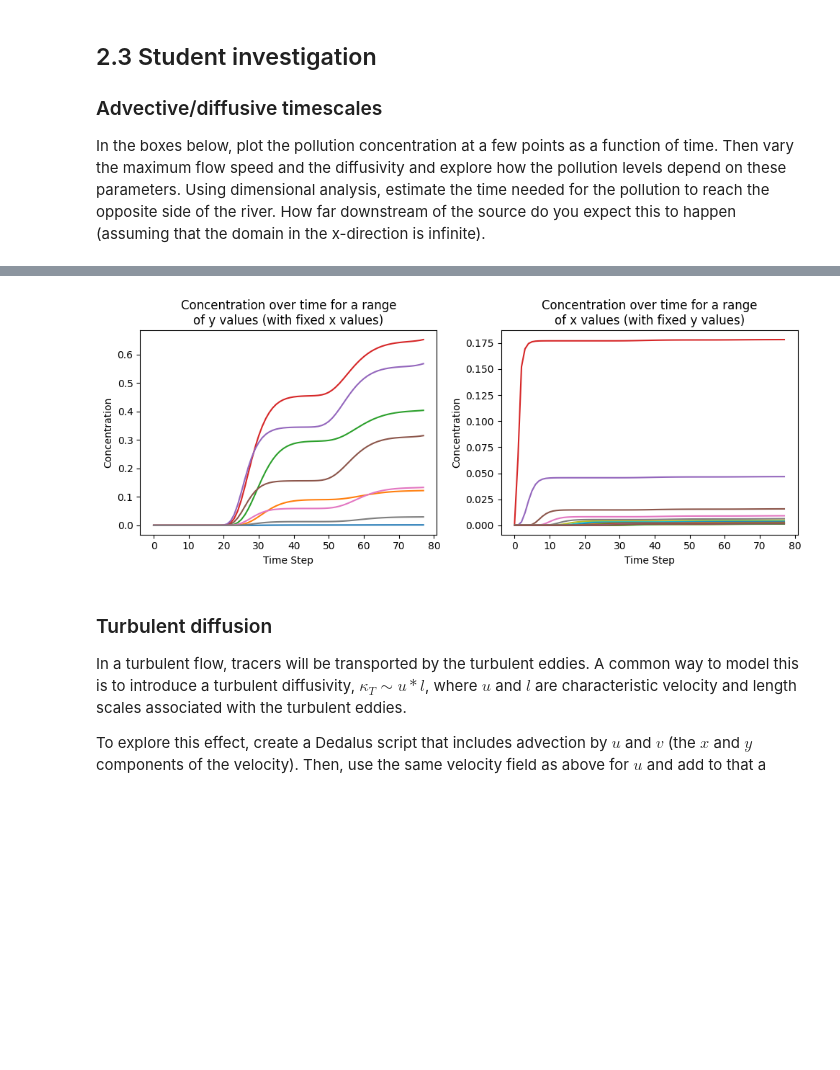
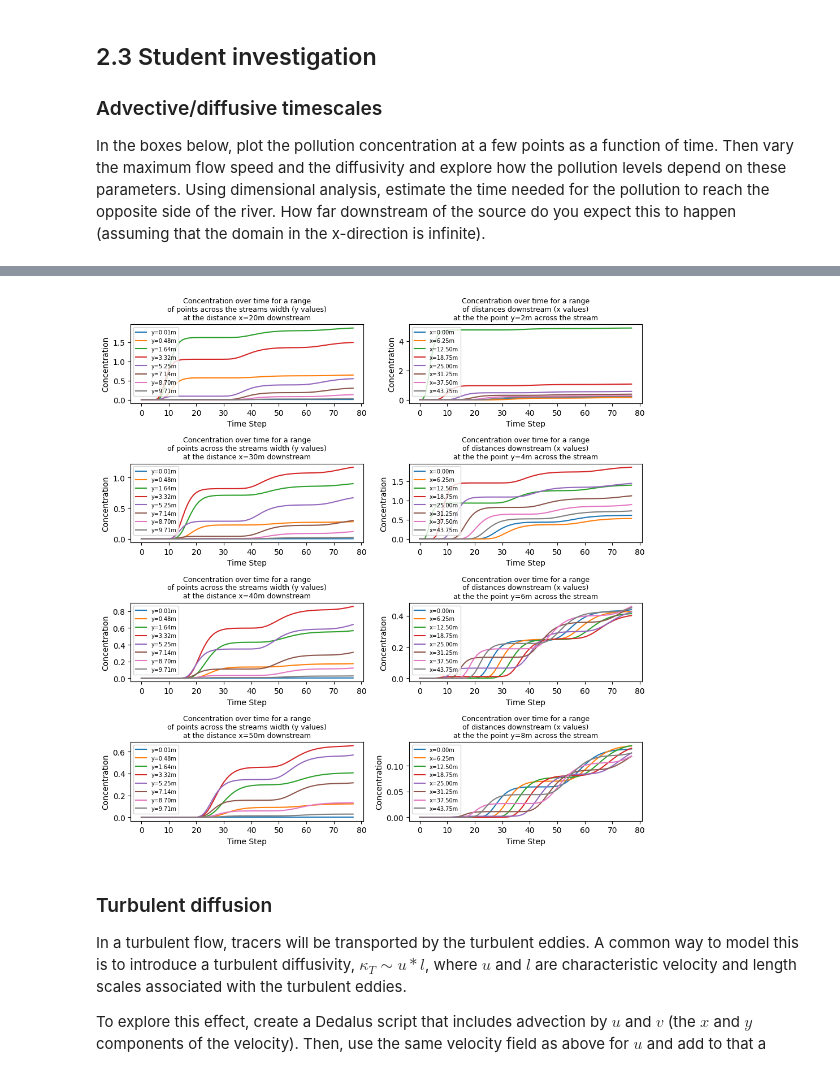
Before and after one commit to isabelgilchristmiller/QCES, a Jupyter notebook: Project2_transport.ipynb, the cells around one changed output, grey strips where cells are left out. Drawn from its saved outputs; the diff is of its cells as text; code cells hidden in the pictures; blank space fills up the shorter version.

```diff
--- a/Project2_transport.ipynb
+++ b/Project2_transport.ipynb
@@ -619,26 +732,92 @@ In the boxes below, plot the pollution concentration at a few points as a functi
 # %%
 xsize = len(c_save[0,:,0])
 ysize = len(c_save[0,0,:])
-print(xsize)
-print(ysize)
 
-plt.figure(figsize=(10, 4))
+x20m = int(20*xsize/50)-1
+x30m = int(30*xsize/50)-1
+x40m = int(40*xsize/50)-1
+x50m = int(50*xsize/50)-1
 
-plt.subplot(1,2,1)
+y2m = int(2*ysize/10)-1
+y4m = int(4*ysize/10)-1
+y6m = int(6*ysize/10)-1
+y8m = int(8*ysize/10)-1
+
+plt.figure(figsize=(10, 10))
+
+plt.subplot(4,2,1)
 for i in range(0, ysize, 4):
   # this looks at how the y values (location across river width) vary over time for a fixed x value
-  plt.plot(c_save[:,0,i])
-  plt.title('Concentration over time for a range\nof y values (with fixed x values)')
+  plt.plot(c_save[:,x20m,i], label=f'y={y[0, i]:.2f}m')
+  plt.title('Concentration over time for a range\nof points across the streams width (y values)\nat the distance x=20m downstream', fontsize=9)
   plt.xlabel('Time Step')
   plt.ylabel('Concentration')
+plt.legend(fontsize=7)
 
-plt.subplot(1,2,2)
-for i in range(0, xsize, 16):
-  # this looks at how the x values (location of distance downstream in river) vary over time for a fixed y value
-  plt.plot(c_save[:,i,0])
-  plt.title('Concentration over time for a range\nof x values (with fixed y values)')
+
+plt.subplot(4,2,3)
+for i in range(0, ysize, 4):
+  # this looks at how the y values (location across river width) vary over time for a fixed x value
+  plt.plot(c_save[:,x30m,i], label=f'y={y[0, i]:.2f}m')
+  plt.title('Concentration over time for a range\nof points across the streams width (y values)\nat the distance x=30m downstream', fontsize=9)
   plt.xlabel('Time Step')
   plt.ylabel('Concentration')
+plt.legend(fontsize=7)
+
+plt.subplot(4,2,5)
+for i in range(0, ysize, 4):
+  # this looks at how the y values (location across river width) vary over time for a fixed x value
+  plt.plot(c_save[:,x40m,i], label=f'y={y[0, i]:.2f}m')
+  plt.title('Concentration over time for a range\nof points across the streams width (y values)\nat the distance x=40m downstream', fontsize=9)
+  plt.xlabel('Time Step')
+  plt.ylabel('Concentration')
+plt.legend(fontsize=7)
+
+plt.subplot(4,2,7)
+for i in range(0, ysize, 4):
+  # this looks at how the y values (location across river width) vary over time for a fixed x value
+  plt.plot(c_save[:,x50m,i], label=f'y={y[0, i]:.2f}m')
+  plt.title('Concentration over time for a range\nof points across the streams width (y values)\nat the distance x=50m downstream', fontsize=9)
+  plt.xlabel('Time Step')
+  plt.ylabel('Concentration')
+plt.legend(fontsize=7)
+
+plt.subplot(4,2,2)
+for i in range(0, xsize, 32):
+  # this looks at how the x values (location of distance downstream in river) vary over time for a fixed y value
+  plt.plot(c_save[:,i,y2m], label=f'x={x[i, 0]:.2f}m')
+  plt.title('Concentration over time for a range\nof distances downstream (x values)\nat the the point y=2m across the stream', fontsize=9)
+  plt.xlabel('Time Step')
+  plt.ylabel('Concentration')
+plt.legend(fontsize=7)
+
+
+plt.subplot(4,2,4)
+for i in range(0, xsize, 32):
+  # this looks at how the x values (location of distance downstream in river) vary over time for a fixed y value
+  plt.plot(c_save[:,i,y4m], label=f'x={x[i, 0]:.2f}m')
+  plt.title('Concentration over time for a range\nof distances downstream (x values)\nat the the point y=4m across the stream', fontsize=9)
+  plt.xlabel('Time Step')
+  plt.ylabel('Concentration')
+plt.legend(fontsize=7)
+
+plt.subplot(4,2,6)
+for i in range(0, xsize, 32):
+  # this looks at how the x values (location of distance downstream in river) vary over time for a fixed y value
+  plt.plot(c_save[:,i,y6m], label=f'x={x[i, 0]:.2f}m')
+  plt.title('Concentration over time for a range\nof distances downstream (x values)\nat the the point y=6m across the stream', fontsize=9)
+  plt.xlabel('Time Step')
+  plt.ylabel('Concentration')
+plt.legend(fontsize=7)
+
+plt.subplot(4,2,8)
+for i in range(0, xsize, 32):
+  # this looks at how the x values (location of distance downstream in river) vary over time for a fixed y value
+  plt.plot(c_save[:,i,y8m], label=f'x={x[i, 0]:.2f}m')
+  plt.title('Concentration over time for a range\nof distances downstream (x values)\nat the the point y=8m across the stream', fontsize=9)
+  plt.xlabel('Time Step')
+  plt.ylabel('Concentration')
+plt.legend(fontsize=7)
 
 plt.tight_layout()
 plt.show()
@@ -648,4 +825,4 @@ plt.show()
-[figure, old version]
+[figure, new version]
 # %% [markdown]
 ### Turbulent diffusion
 In a turbulent flow, tracers will be transported by the turbulent eddies. A common way to model this is to introduce a turbulent diffusivity, $\kappa_T\sim u*l$, where $u$ and $l$ are characteristic velocity and length scales associated with the turbulent eddies.
```
Also changed, not shown: parts of 11 cells of this notebook.
